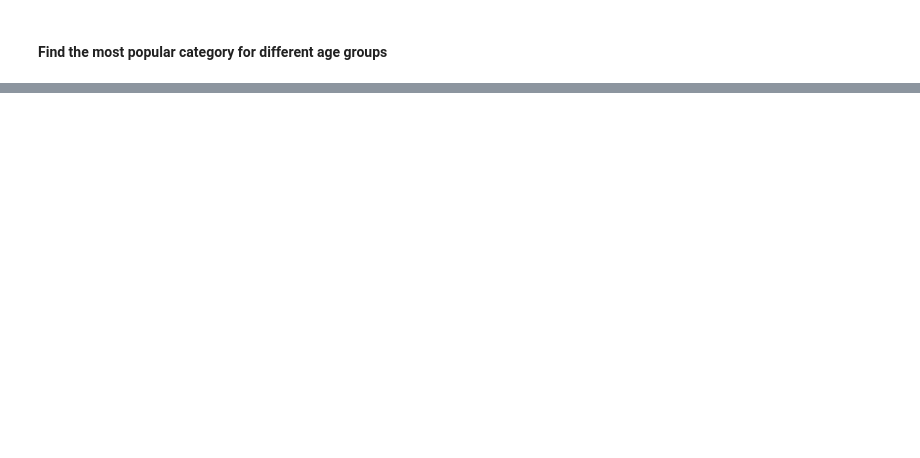
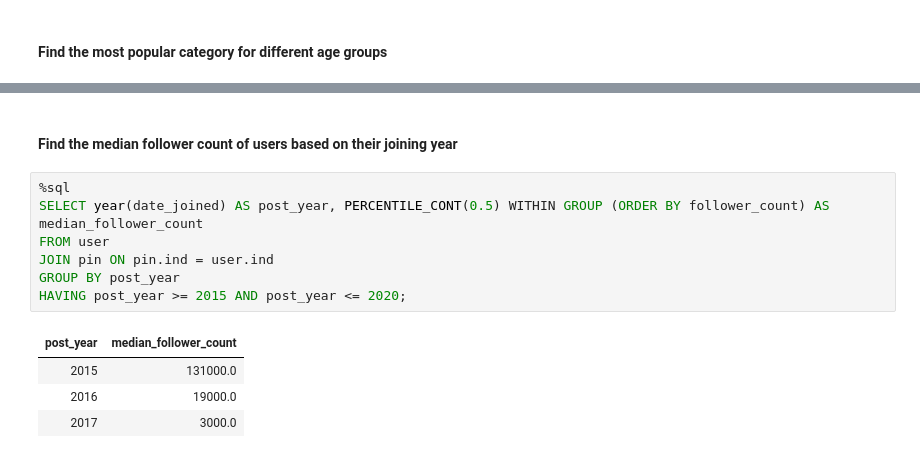
Before and after one commit to 1lekshmi/pinterest-data-pipeline449, a Jupyter notebook: databricks/clean_data.ipynb, the cells around one changed output, grey strips where cells are left out. Drawn from its saved outputs; the diff is of its cells as text; blank space fills up the shorter version.

```diff
--- a/databricks/clean_data.ipynb
+++ b/databricks/clean_data.ipynb
@@ -185,0 +339,14 @@ SELECT * FROM pin;
+# %% [markdown]
+#### Find the median follower count of users based on their joining year
+# %%
+%sql
+SELECT year(date_joined) AS post_year, PERCENTILE_CONT(0.5) WITHIN GROUP (ORDER BY follower_count) AS median_follower_count
+FROM user
+JOIN pin ON pin.ind = user.ind
+GROUP BY post_year
+HAVING post_year >= 2015 AND post_year <= 2020;
+# %% [output]
+| post_year | median_follower_count |
+| 2015 | 131000.0 |
+| 2016 | 19000.0 |
+| 2017 | 3000.0 |
```
Also changed, not shown: parts of 17 cells of this notebook.
